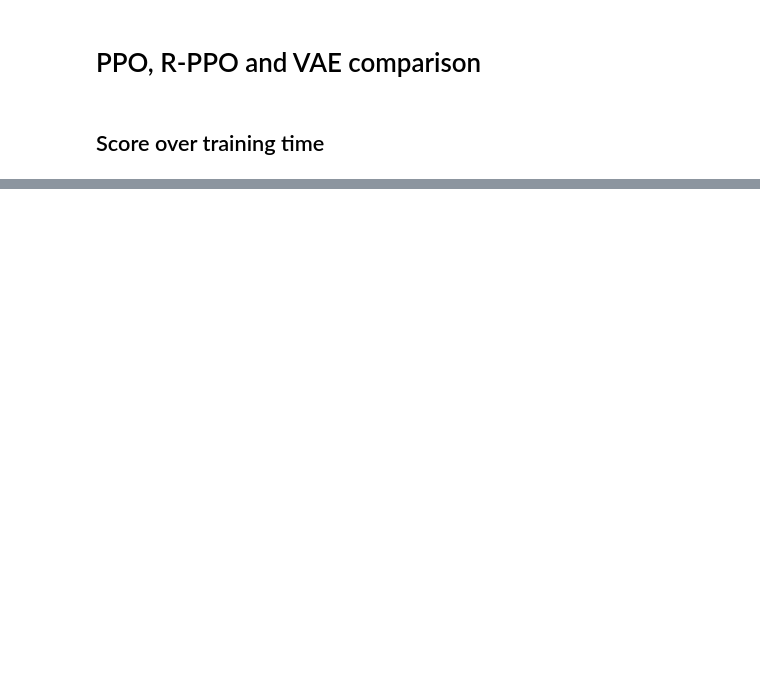
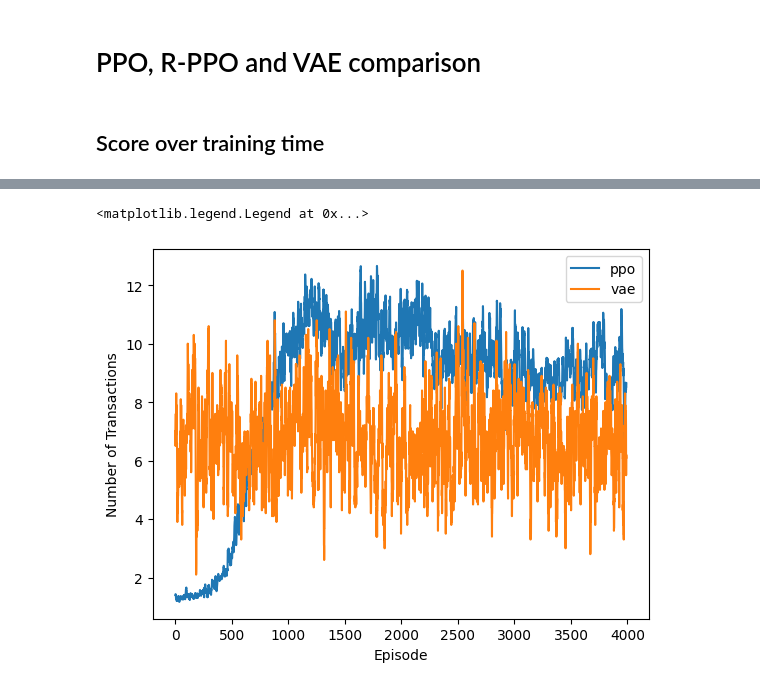
Before and after one commit to FaramirHurin/RL_Attack_September24, a Jupyter notebook: agents-comparison.ipynb, the cells around one changed output, grey strips where cells are left out. Drawn from its saved outputs; the diff is of its cells as text; code cells hidden in the pictures; blank space fills up the shorter version.

```diff
--- a/agents-comparison.ipynb
+++ b/agents-comparison.ipynb
@@ -46,0 +46,14 @@ plt.ylabel("Amount")
+# %%
+for label, logdir in logdirs.items():
+    logs = Experiment.from_directory(logdir)
+
+    mean = np.mean(logs.n_transactions_over_time, axis=0)
+    mean = moving_average(mean, 10)
+    plt.plot(mean, label=label)
+    # plt.fill_between(range(len(mean)), mean - ci95, mean + ci95, alpha=0.2)
+plt.xlabel("Episode")
+plt.ylabel("Number of Transactions")
+plt.legend()
+# %% [output]
+<matplotlib.legend.Legend at 0x...>
+[figure, added]
```
Also changed, not shown: parts of 1 cell of this notebook, 11 other files.
